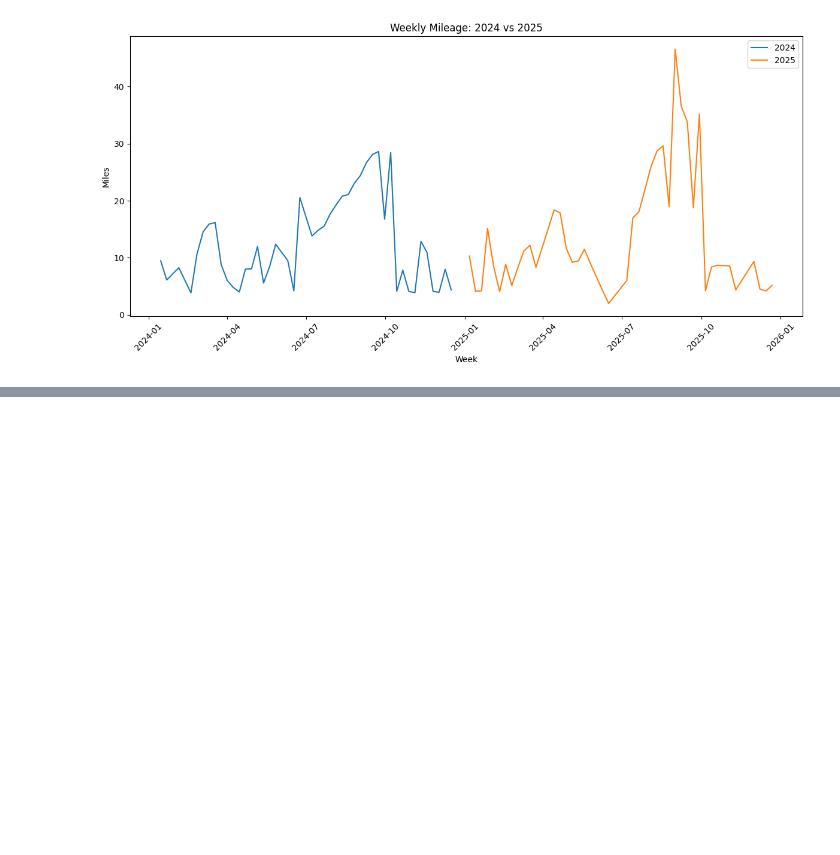
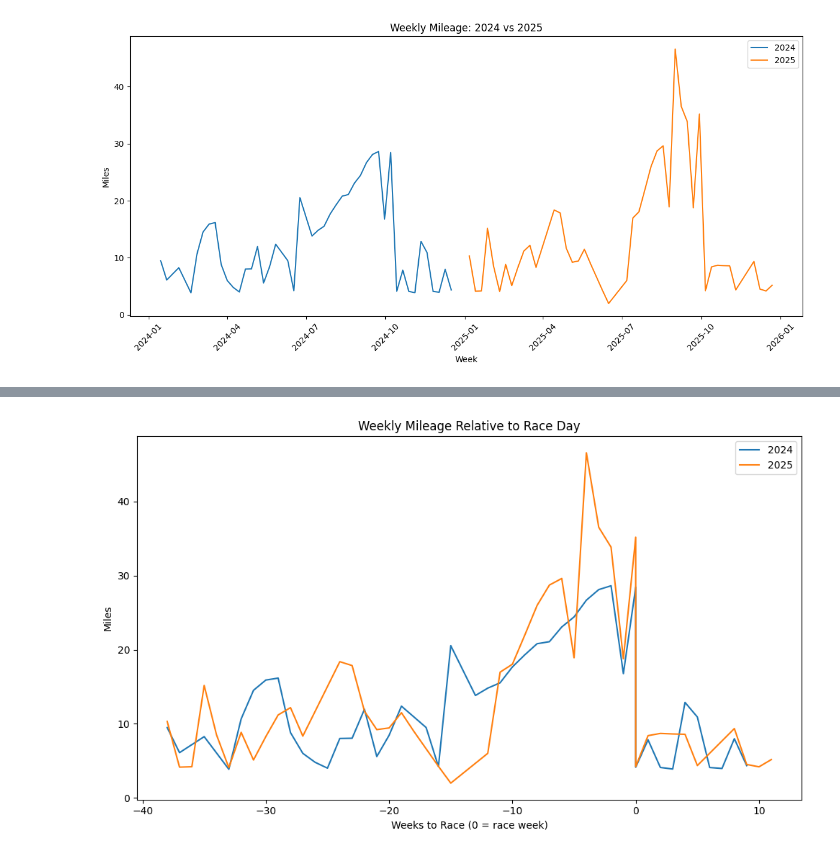
Before and after one commit to alexm806/strava-marathon-analysis, a Jupyter notebook: notebooks/strava_notebook.ipynb, the cells around one changed output, grey strips where cells are left out. Cells and saved outputs as stored; diff of their text form; code cells hidden in the pictures; blank space fills up the shorter version.

```diff
--- a/notebooks/strava_notebook.ipynb
+++ b/notebooks/strava_notebook.ipynb
@@ -255,0 +304,21 @@ plt.show()
+# %%
+weekly24 = weekly[weekly['Activity Year'] == 2024].copy()
+weekly25 = weekly[weekly['Activity Year'] == 2025].copy()
+
+weekly24['weeks_to_race'] = ((weekly24['newWeekStart'] - race_2024).dt.days / 7).astype(int)
+weekly25['weeks_to_race'] = ((weekly25['newWeekStart'] - race_2025).dt.days / 7).astype(int)
+# %%
+plt.figure(figsize=(10, 6))
+
+plt.plot(weekly24['weeks_to_race'], weekly24['DistanceInMiles'], label='2024')
+plt.plot(weekly25['weeks_to_race'], weekly25['DistanceInMiles'], label='2025')
+
+plt.title('Weekly Mileage Relative to Race Day')
+plt.xlabel('Weeks to Race (0 = race week)')
+plt.ylabel('Miles')
+plt.legend()
+
+plt.tight_layout()
+plt.show()
+# %% [output]
+[figure, added]
```
Also changed, not shown: parts of 23 cells of this notebook.
